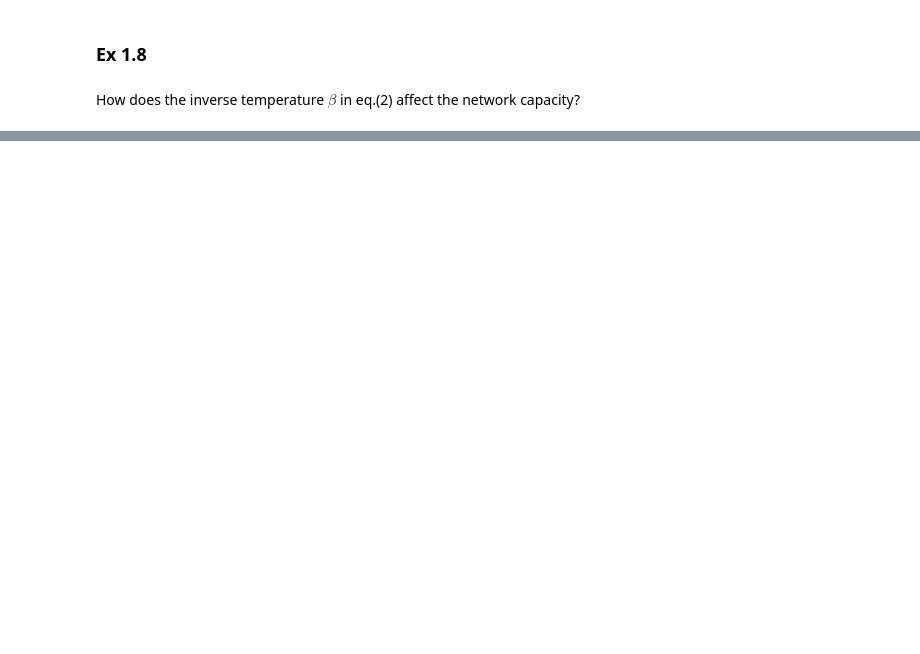
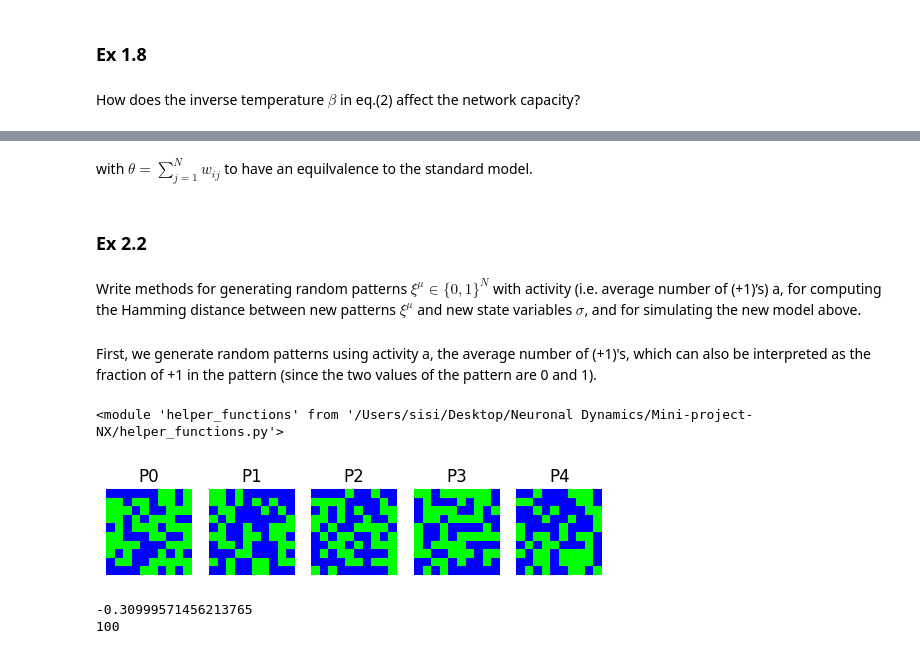
Before and after one commit to siyounglee00/Mini-project-NX, a Jupyter notebook: Miniproject_dynex.ipynb, the cells around one changed output, grey strips where cells are left out. Drawn from its saved outputs; the diff is of its cells as text; code cells hidden in the pictures; blank space fills up the shorter version.

```diff
--- a/Miniproject_dynex.ipynb
+++ b/Miniproject_dynex.ipynb
@@ -475,0 +450,37 @@ Computing capacity for beta = 10...
+# %% [markdown]
+with $\theta = \sum_{j = 1}^N w_{ij}$ to have an equilvalence to the standard model.
+# %% [markdown]
+### Ex 2.2 ###
+# %% [markdown]
+Write methods for generating random patterns $\xi^\mu\in \{0, 1\}^N$ with activity (i.e. average number of
+(+1)’s) a, for computing the Hamming distance between new patterns $\xi^\mu$ and new state variables $\sigma$, and
+for simulating the new model above.
+# %% [markdown]
+First, we generate random patterns using activity a, the average number of (+1)'s, which can also be interpreted as the fraction of +1 in the pattern (since the two values of the pattern are 0 and 1).
+# %%
+# just to reload helper_functions when needed
+from importlib import reload
+import helper_functions
+reload(helper_functions)
+# %% [output]
+<module 'helper_functions' from '/Users/sisi/Desktop/Neuronal Dynamics/Mini-project-NX/helper_functions.py'>
+# %%
+from helper_functions import generate_random_patterns_low_activity, custom_function_low, standard_teta
+
+N = 100  # Number of neurons
+M = 5    # Number of patterns
+beta = 4 # The temperature
+a = 0.5  # The activity level
+b = 0.5
+
+hopfield_net_low, factory_low, pattern_list_low = generate_random_patterns_low_activity(M,N,a,b)
+plot_tools.plot_pattern_list(pattern_list_low)
+teta = standard_teta(hopfield_net_low.weights)
+print(np.min(hopfield_net_low.weights))
+print(len(teta))
+
+hopfield_net.set_dynamics_to_user_function(custom_function_low("phi_opti", beta, teta, a, N))
+# %% [output]
+[figure, added]
+-0.30999571456213765
+100
```
Also changed, not shown: parts of 25 cells of this notebook, 1 other file.
